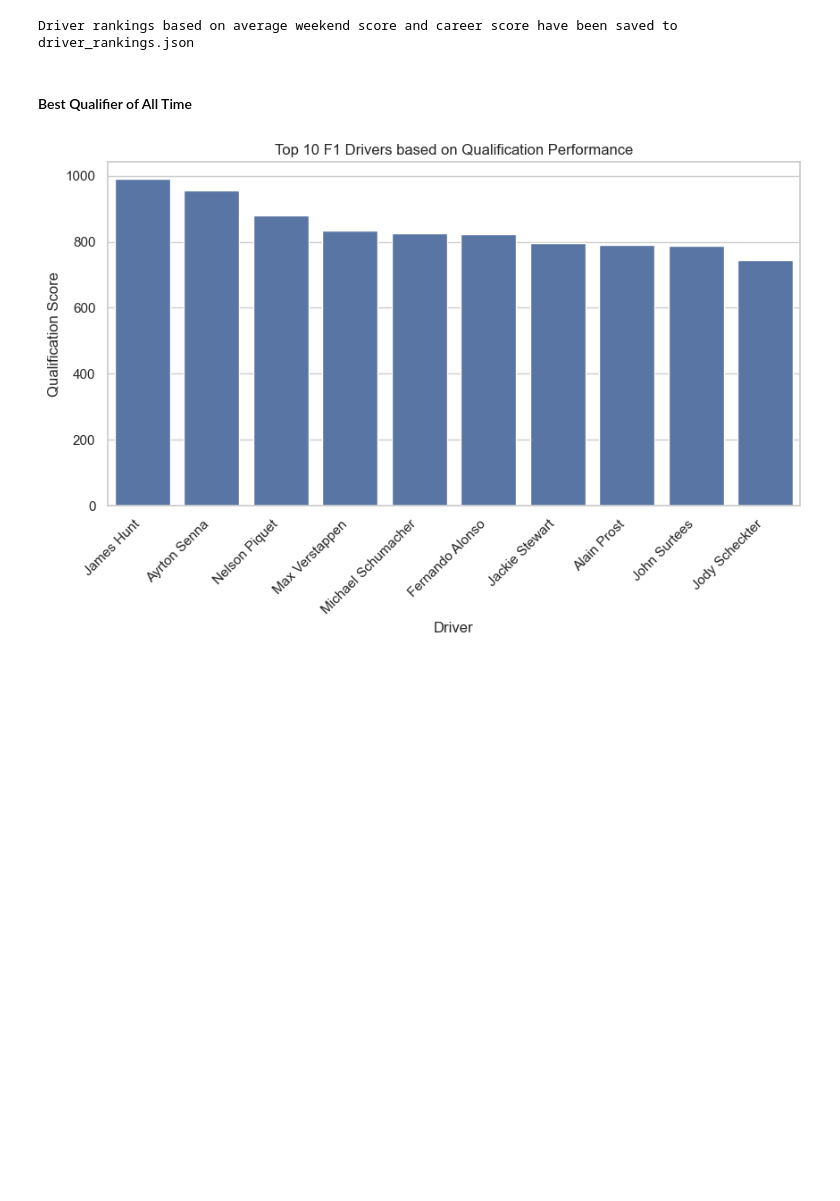
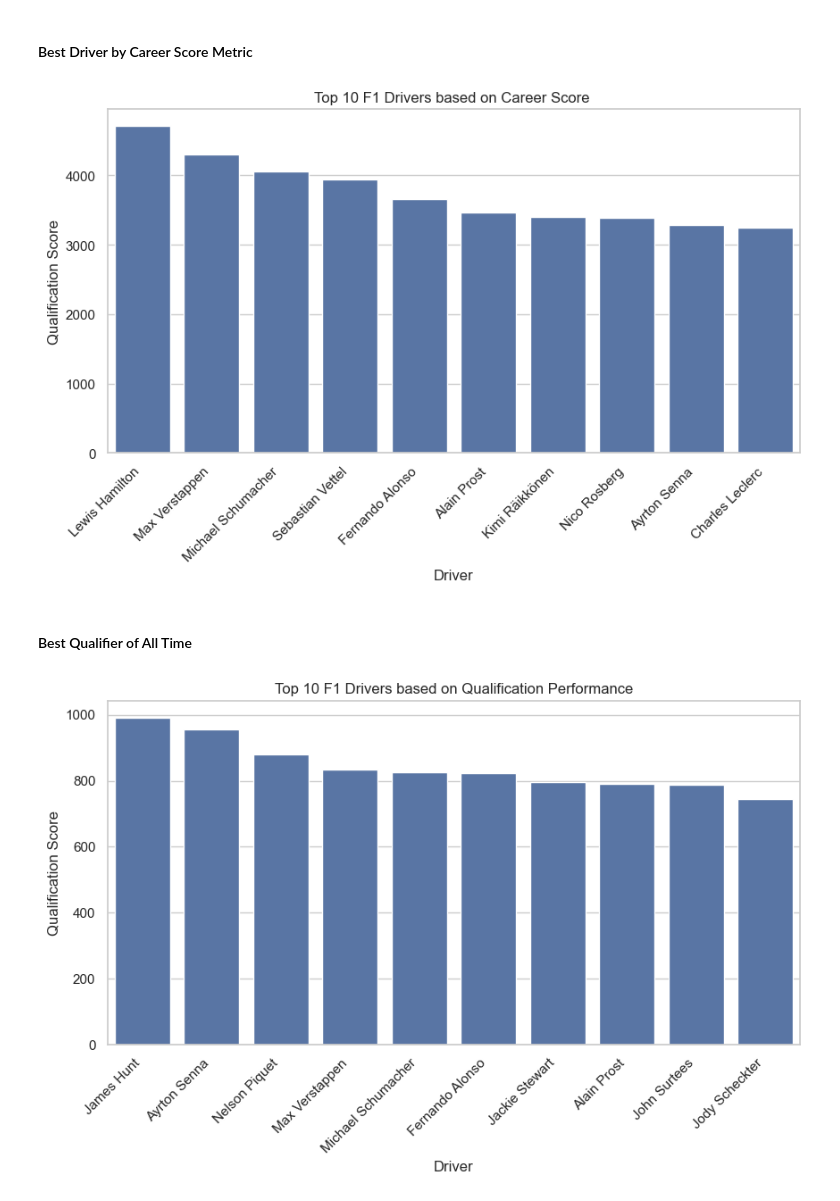
Before and after one commit to MichaelRice1/BestF1DriverEverWithData, a Jupyter notebook: data_processing/driver_processing.ipynb, the cells around one changed output. Drawn from its saved outputs; the diff is of its cells as text; code cells hidden in the pictures; blank space fills up the shorter version.

```diff
--- a/data_processing/driver_processing.ipynb
+++ b/data_processing/driver_processing.ipynb
@@ -276,34 +311,45 @@ for file in os.listdir(base):
+# %% [markdown]
+#### Best Driver by Career Score Metric
 # %%
 
-
-
-# Create a ranking of drivers based on their average weekend score
 driver_rankings = []
 
 for file in os.listdir('C:/Users/athen/Desktop/Github/BestF1DriverEverWithData/data/driver_career_stats'):
     with open(os.path.join('C:/Users/athen/Desktop/Github/BestF1DriverEverWithData/data/driver_career_stats', file), 'r', encoding='utf-8') as f:
         driver_career_data = json.load(f)
         total_races = driver_career_data.get("total races", 0)
         avg_weekend_score = driver_career_data.get("average weekend score", float('-inf'))
         career_score = driver_career_data.get("career score", float('-inf'))
 
         if total_races >= 30:
             driver_rankings.append({
                 "driver": file.replace('_career_stats.json', ''),
                 "average_weekend_score": avg_weekend_score,
                 "career_score": career_score
             })
 
-# Sort the rankings by average weekend score in descending order
-driver_rankings.sort(key=lambda x: x["average_weekend_score"], reverse=True)
+driver_rankings.sort(key=lambda x: x["career_score"], reverse=True)
 
-# Save the rankings to a JSON file
 with open('C:/Users/athen/Desktop/Github/BestF1DriverEverWithData/data/driver_rankings.json', 'w', encoding='utf-8') as f:
     json.dump(driver_rankings, f, indent=4)
 
-print("Driver rankings based on average weekend score and career score have been saved to driver_rankings.json")
+
+top_10_ws = driver_rankings[:10]
+
+drivers = [d['driver'] for d in top_10_ws]
+c_scores = [d['career_score'] for d in top_10_ws]
+
+sns.set_theme(style="whitegrid")
+ax = sns.barplot(x=drivers, y=c_scores)
+ax.set_title('Top 10 F1 Drivers based on Career Score ')
+ax.set_ylabel('Qualification Score')
+ax.set_xlabel('Driver')
+ax.set_xticklabels(ax.get_xticklabels(), rotation=45, horizontalalignment='right')
+sns.set(rc={'figure.figsize':(10,5)})
+
+ax.figure.savefig('C:/Users/athen/Desktop/Github/BestF1DriverEverWithData/results/Top10DriversCareerScore.png')
 # %% [output]
-Driver rankings based on average weekend score and career score have been saved to driver_rankings.json
+[figure, added]
 # %% [markdown]
 #### Best Qualifier of All Time
 # %%
```
Also changed, not shown: parts of 5 cells of this notebook, 7 other files.
